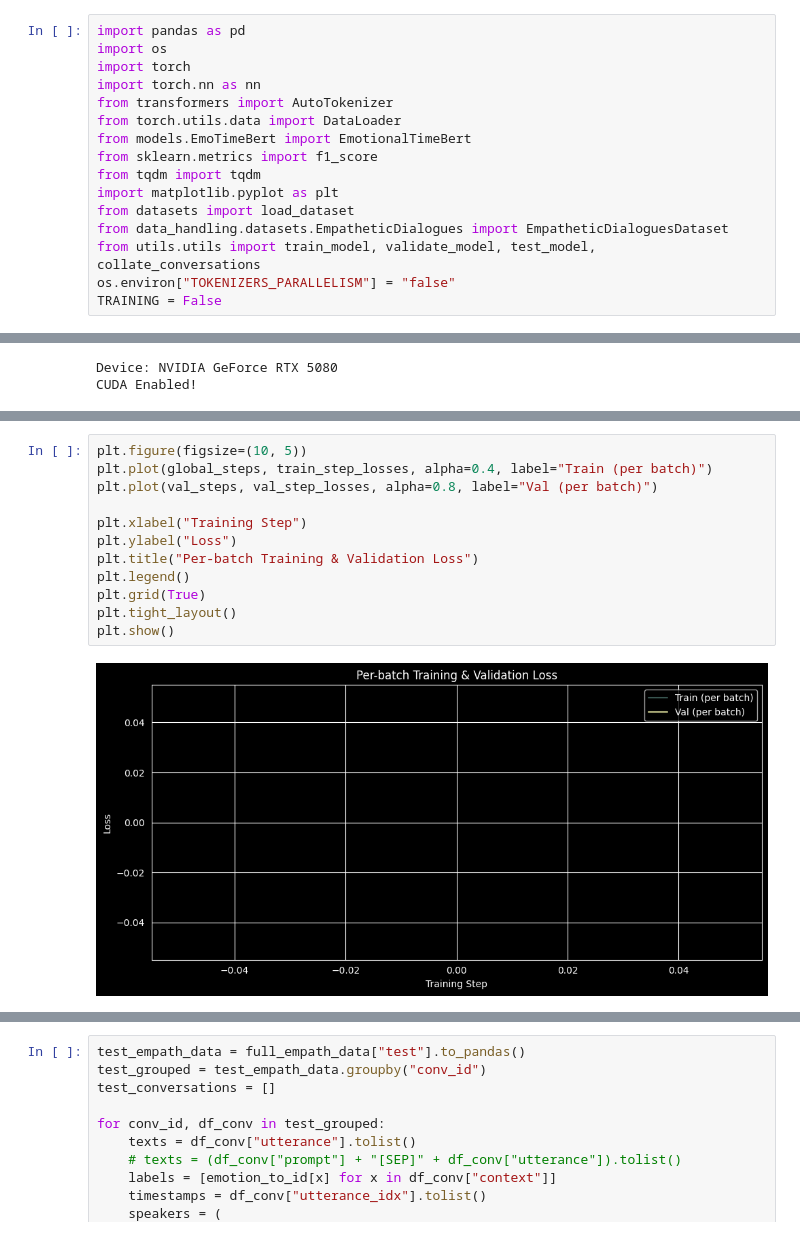
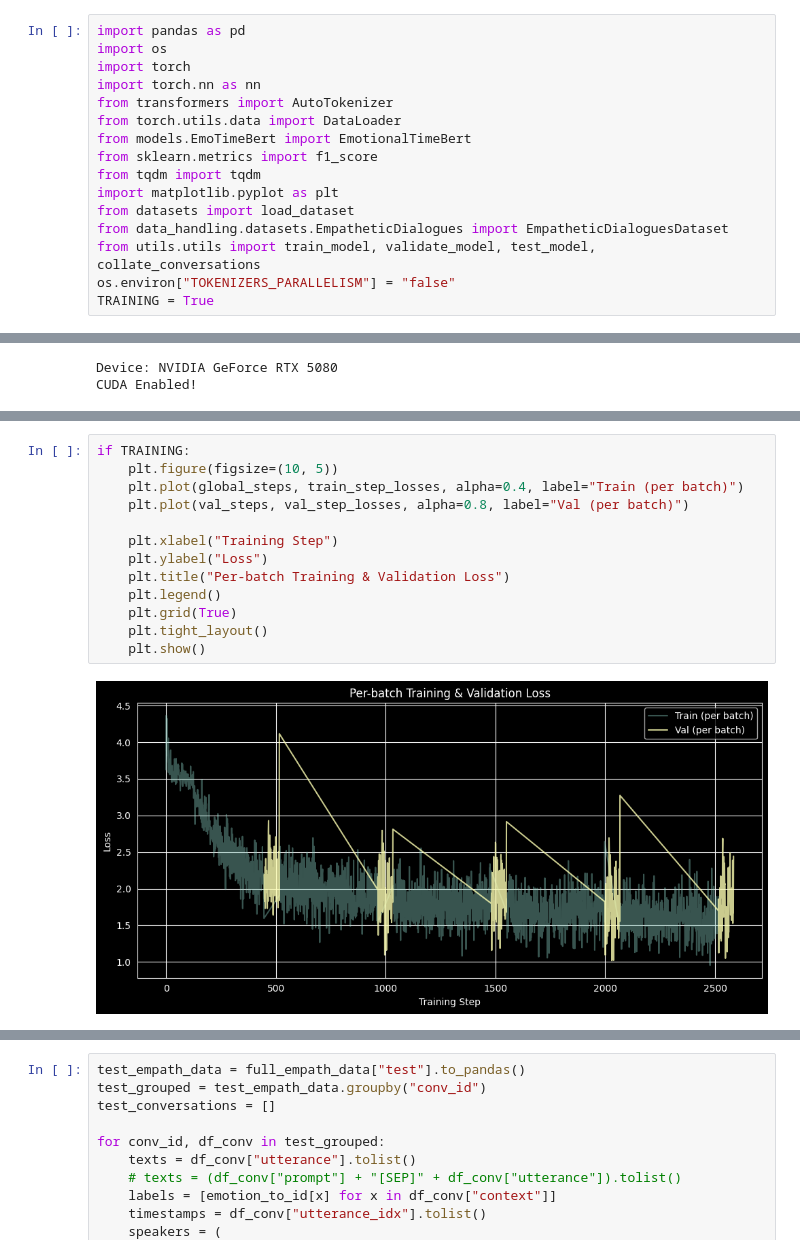
Before and after one commit to CaydenSchalk/EmoTimeBert, a Jupyter notebook: MedBertAndTemporal.ipynb, the cells around one changed output, grey strips where cells are left out. Cells and saved outputs as stored; diff of their text form.

```diff
--- a/MedBertAndTemporal.ipynb
+++ b/MedBertAndTemporal.ipynb
@@ -13,7 +13,7 @@ from datasets import load_dataset
 from data_handling.datasets.EmpatheticDialogues import EmpatheticDialoguesDataset
 from utils.utils import train_model, validate_model, test_model, collate_conversations
 os.environ["TOKENIZERS_PARALLELISM"] = "false"
-TRAINING = False
+TRAINING = True
 # %%
 full_empath_data = load_dataset("facebook/empathetic_dialogues", trust_remote_code=True)
 empath_data = full_empath_data["train"].to_pandas() #pd.read_csv("empatheticdialogues/train.csv", on_bad_lines="skip")
@@ -279,17 +161,18 @@ if TRAINING:
 # %%
-plt.figure(figsize=(10, 5))
-plt.plot(global_steps, train_step_losses, alpha=0.4, label="Train (per batch)")
-plt.plot(val_steps, val_step_losses, alpha=0.8, label="Val (per batch)")
+if TRAINING:
+    plt.figure(figsize=(10, 5))
+    plt.plot(global_steps, train_step_losses, alpha=0.4, label="Train (per batch)")
+    plt.plot(val_steps, val_step_losses, alpha=0.8, label="Val (per batch)")
 
-plt.xlabel("Training Step")
-plt.ylabel("Loss")
-plt.title("Per-batch Training & Validation Loss")
-plt.legend()
-plt.grid(True)
-plt.tight_layout()
-plt.show()
+    plt.xlabel("Training Step")
+    plt.ylabel("Loss")
+    plt.title("Per-batch Training & Validation Loss")
+    plt.legend()
+    plt.grid(True)
+    plt.tight_layout()
+    plt.show()
 # %% [output]
-[figure, old version]
+[figure, new version]
 # %%
 def ema(values, beta=0.98):
     smoothed = []
```
Also changed, not shown: parts of 4 cells of this notebook, 1 other file.
